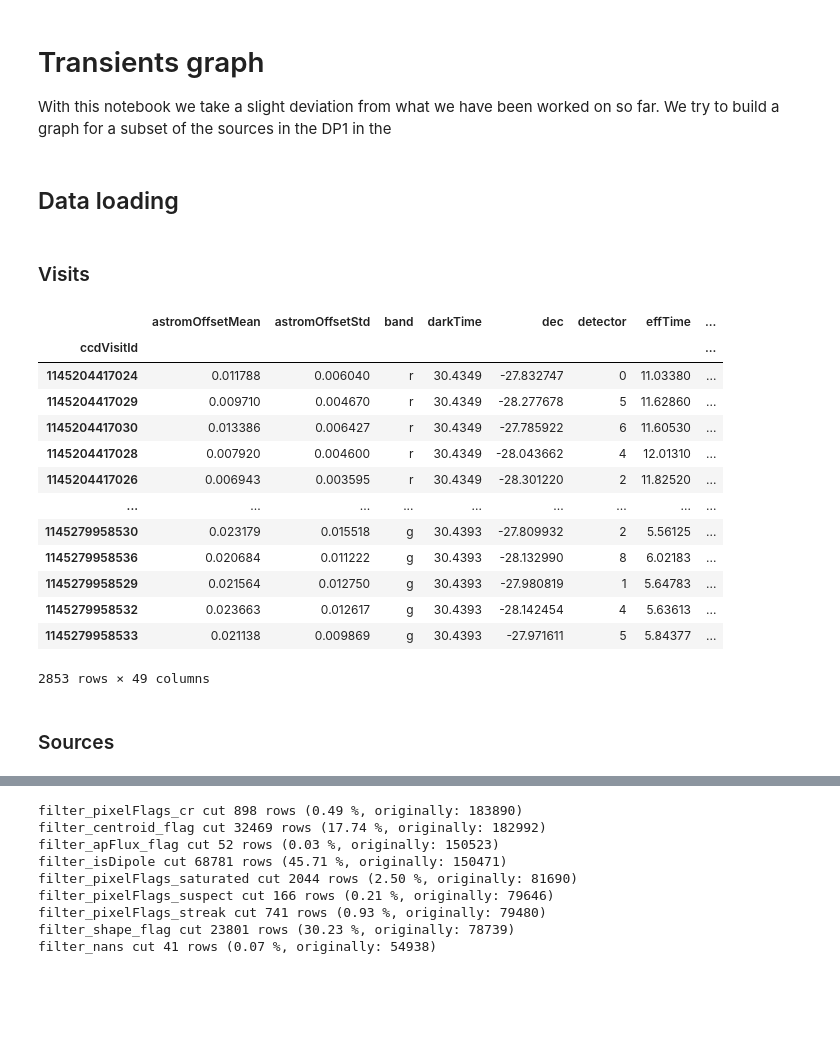
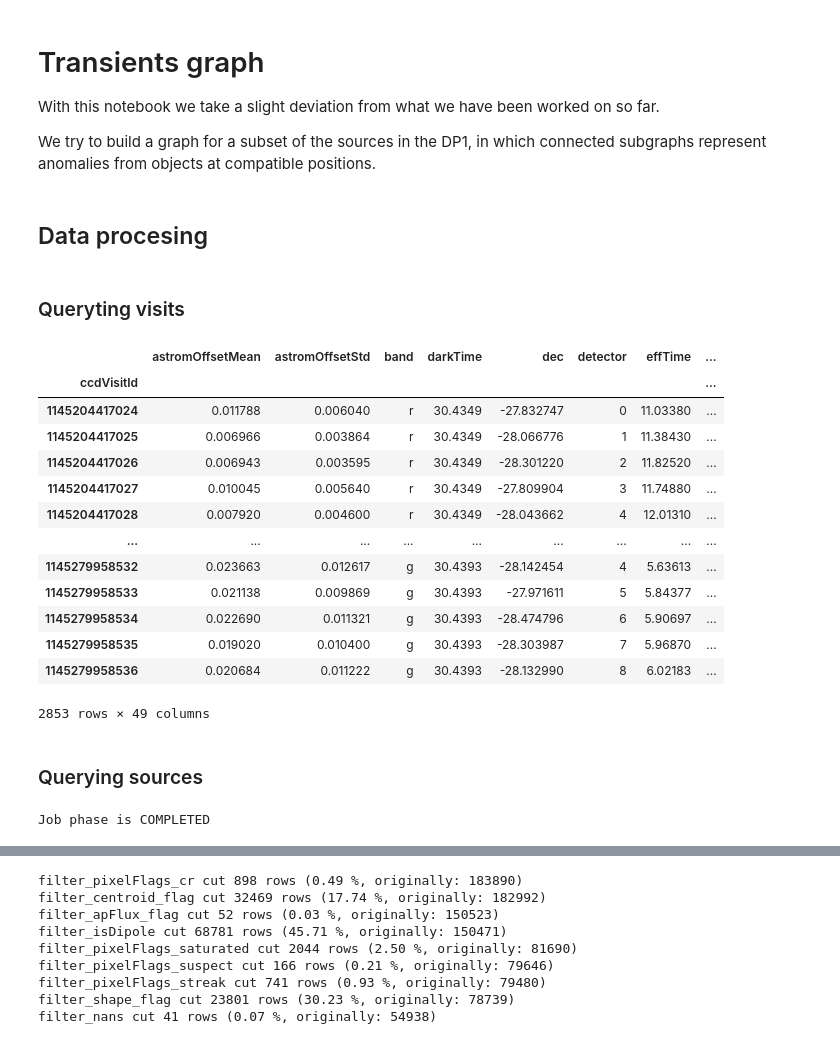
Before and after one commit to peppedilillo/doppelganger, a Jupyter notebook: notebooks/15_dp1_diaSource_Graph_Simbad.ipynb, the cells around one changed output, grey strips where cells are left out. Cells and saved outputs as stored; diff of their text form; code cells hidden in the pictures; blank space fills up the shorter version.

```diff
--- a/notebooks/15_dp1_diaSource_Graph_Simbad.ipynb
+++ b/notebooks/15_dp1_diaSource_Graph_Simbad.ipynb
@@ -33,9 +23,10 @@ service = get_tap_service("tap")
 # Transients graph
 
 With this notebook we take a slight deviation from what we have been worked on so far.
-We try to build a graph for a subset of the sources in the DP1 in the
+
+We try to build a graph for a subset of the sources in the DP1, in which connected subgraphs represent anomalies from objects at compatible positions.
 # %% [markdown]
-## Data loading
+## Data procesing
-# %% [markdown]
-### Visits
+# %% [markdown]
+### Queryting visits
 # %%
@@ -45,40 +36,48 @@ t2 = Time("2024-12-11T00:00:00.0", format="isot", scale="tai")
 # %%
 ccdVisit_astropy = service.search(
     f"SELECT * "
     f"FROM dp1.CcdVisit "
-    f"WHERE CONTAINS(POINT('ICRS', ra, dec), CIRCLE('ICRS', {target_ra}, {target_dec}, {radius}))=1"
+    # visit axis lies in target area
+    f"WHERE CONTAINS(POINT('ICRS', ra, dec), CIRCLE('ICRS', {target_ra}, {target_dec}, {target_radius}))=1 "
+    # filters bands outside selection
+    f"AND band IN ('i', 'r', 'g') "
+    # sorted by time
+    f"ORDER BY obsStartMJD"
 ).to_table()
+ccdVisit_df = ccdVisit_astropy.to_pandas()
+ccdVisit_df = ccdVisit_df[(ccdVisit_df["obsStartMJD"] > t1.mjd) & (ccdVisit_df["obsStartMJD"] <= t2.mjd)]
+ccdVisit_df = ccdVisit_df.set_index("ccdVisitId")
+ccdVisit_df
+# %% [output]
+|  | astromOffsetMean | astromOffsetStd | band | darkTime | dec | detector | effTime | ... |
+| ccdVisitId |  |  |  |  |  |  |  | ... |
+| 1145204417024 | 0.011788 | 0.006040 | r | 30.4349 | -27.832747 | 0 | 11.03380 | ... |
+| 1145204417025 | 0.006966 | 0.003864 | r | 30.4349 | -28.066776 | 1 | 11.38430 | ... |
+| 1145204417026 | 0.006943 | 0.003595 | r | 30.4349 | -28.301220 | 2 | 11.82520 | ... |
+| 1145204417027 | 0.010045 | 0.005640 | r | 30.4349 | -27.809904 | 3 | 11.74880 | ... |
+| 1145204417028 | 0.007920 | 0.004600 | r | 30.4349 | -28.043662 | 4 | 12.01310 | ... |
+| ... | ... | ... | ... | ... | ... | ... | ... | ... |
+| 1145279958532 | 0.023663 | 0.012617 | g | 30.4393 | -28.142454 | 4 | 5.63613 | ... |
+| 1145279958533 | 0.021138 | 0.009869 | g | 30.4393 | -27.971611 | 5 | 5.84377 | ... |
+| 1145279958534 | 0.022690 | 0.011321 | g | 30.4393 | -28.474796 | 6 | 5.90697 | ... |
+| 1145279958535 | 0.019020 | 0.010400 | g | 30.4393 | -28.303987 | 7 | 5.96870 | ... |
+| 1145279958536 | 0.020684 | 0.011222 | g | 30.4393 | -28.132990 | 8 | 6.02183 | ... |
+2853 rows × 49 columns
-# %%
-ccdVisit_df = ccdVisit_astropy.to_pandas()
-ccdVisit_df = ccdVisit_df.sort_values("obsStartMJD")
-ccdVisit_df = ccdVisit_df[
-    (ccdVisit_df["obsStartMJD"] > t1.mjd) & (ccdVisit_df["obsStartMJD"] <= t2.mjd)
-]
-ccdVisit_df = ccdVisit_df[ccdVisit_df["band"].isin(["i", "r", "g"])]
-ccdVisit_df = ccdVisit_df.set_index("ccdVisitId")
-ccdVisit_df
-# %% [output]
-|  | astromOffsetMean | astromOffsetStd | band | darkTime | dec | detector | effTime | ... |
-| ccdVisitId |  |  |  |  |  |  |  | ... |
-| 1145204417024 | 0.011788 | 0.006040 | r | 30.4349 | -27.832747 | 0 | 11.03380 | ... |
-| 1145204417029 | 0.009710 | 0.004670 | r | 30.4349 | -28.277678 | 5 | 11.62860 | ... |
-| 1145204417030 | 0.013386 | 0.006427 | r | 30.4349 | -27.785922 | 6 | 11.60530 | ... |
-| 1145204417028 | 0.007920 | 0.004600 | r | 30.4349 | -28.043662 | 4 | 12.01310 | ... |
-| 1145204417026 | 0.006943 | 0.003595 | r | 30.4349 | -28.301220 | 2 | 11.82520 | ... |
-| ... | ... | ... | ... | ... | ... | ... | ... | ... |
-| 1145279958530 | 0.023179 | 0.015518 | g | 30.4393 | -27.809932 | 2 | 5.56125 | ... |
-| 1145279958536 | 0.020684 | 0.011222 | g | 30.4393 | -28.132990 | 8 | 6.02183 | ... |
-| 1145279958529 | 0.021564 | 0.012750 | g | 30.4393 | -27.980819 | 1 | 5.64783 | ... |
-| 1145279958532 | 0.023663 | 0.012617 | g | 30.4393 | -28.142454 | 4 | 5.63613 | ... |
-| 1145279958533 | 0.021138 | 0.009869 | g | 30.4393 | -27.971611 | 5 | 5.84377 | ... |
-2853 rows × 49 columns
+# %% [markdown]
+### Querying sources
 # %%
+ccdVisit_ids = ccdVisit_df["visitId"].unique()
+ccdVisit_ids_str = "(" + ", ".join(map(str, ccdVisit_ids)) + ")"
 job = service.submit_job(
-    f"SELECT coord_dec ,coord_decErr, coord_ra, coord_raErr  "
-    f"FROM dp1.Object "
-    f"WHERE CONTAINS(POINT('ICRS',  coord_ra , coord_dec), CIRCLE('ICRS', {target_ra}, {target_dec}, {radius}))=1"
+    f"SELECT * "
+    f"FROM dp1.DiaSource "
+    f"WHERE visit IN {ccdVisit_ids_str}"
 )
+# query is larg-ish, so we launch the job as async
 job.run()
 job.wait(phases=['COMPLETED', 'ERROR'])
 print('Job phase is', job.phase)
+diaSource_df = job.fetch_result().to_table().to_pandas()
+# %% [output]
+Job phase is COMPLETED
 # %%
@@ -86,2 +84,0 @@ objects_df = job.fetch_result().to_table().to_pandas()
-# %% [markdown]
-### Sources
```
Also changed, not shown: parts of 50 cells of this notebook.
